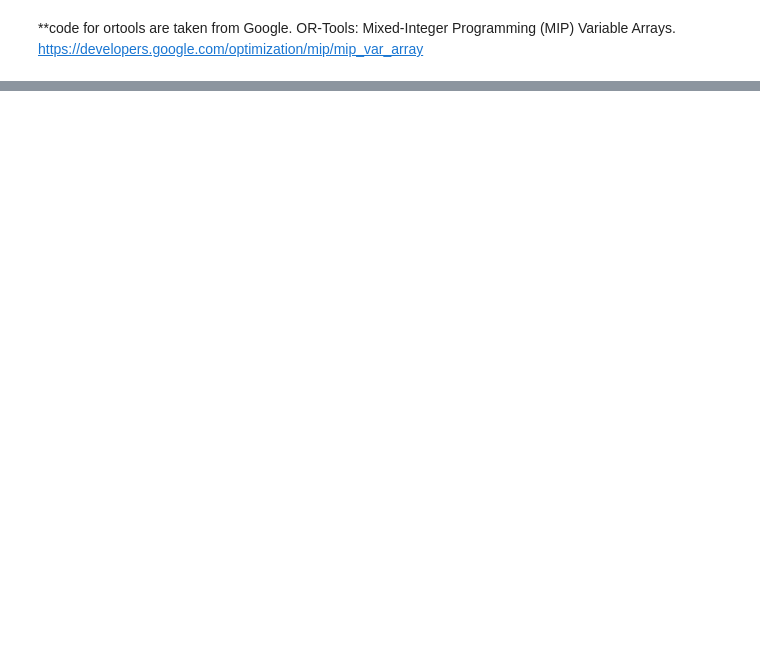
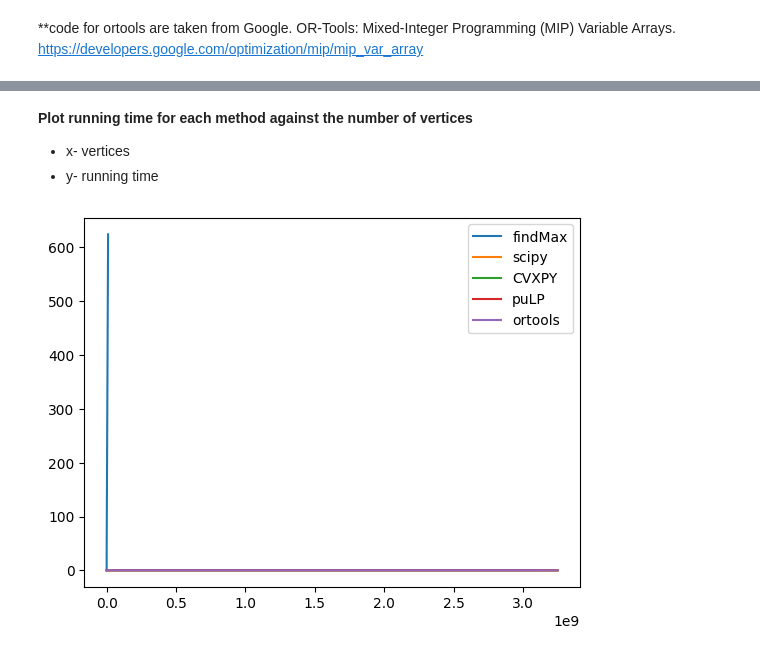
Before and after one commit to Michxz312/Optimization-Problems, a Jupyter notebook: Linear Programming/Linear Programming.ipynb, the cells around one changed output, grey strips where cells are left out. Cells and saved outputs as stored; diff of their text form; code cells hidden in the pictures; blank space fills up the shorter version.

Commit message:
evaluating computing time, showing results, reviewing the page

```diff
--- a/Linear Programming/Linear Programming.ipynb
+++ b/Linear Programming/Linear Programming.ipynb
@@ -408,0 +781,22 @@ df
+# %% [markdown]
+**Plot running time for each method against the number of vertices**
+
+* x- vertices
+* y- running time
+# %%
+x = [252, 184756, 2704156, 10400600, 3247943160]
+y0 = [df.loc[0, 'findMax'], df.loc[1, 'findMax'], df.loc[2, 'findMax'], df.loc[3, 'findMax'], df.loc[4, 'findMax']]
+y1 = [df.loc[0, 'scipy'], df.loc[1, 'scipy'], df.loc[2, 'scipy'], df.loc[3, 'scipy'], df.loc[4, 'scipy']]
+y2 = [df.loc[0, 'CVXPY'], df.loc[1, 'CVXPY'], df.loc[2, 'CVXPY'], df.loc[3, 'CVXPY'], df.loc[4, 'CVXPY']]
+y3 = [df.loc[0, 'puLP'], df.loc[1, 'puLP'], df.loc[2, 'puLP'], df.loc[3, 'puLP'], df.loc[4, 'puLP']]
+y4 = [df.loc[0, 'ortools'], df.loc[1, 'ortools'], df.loc[2, 'ortools'], df.loc[3, 'ortools'], df.loc[4, 'ortools']]
+
+plt.plot(x, y0, label = "findMax")
+plt.plot(x, y1, label = "scipy")
+plt.plot(x, y2, label = "CVXPY")
+plt.plot(x, y3, label = "puLP")
+plt.plot(x, y4, label = "ortools")
+plt.legend()
+plt.show()
+# %% [output]
+[figure, added]
```
Also changed, not shown: parts of 26 cells of this notebook, 1 other file.
